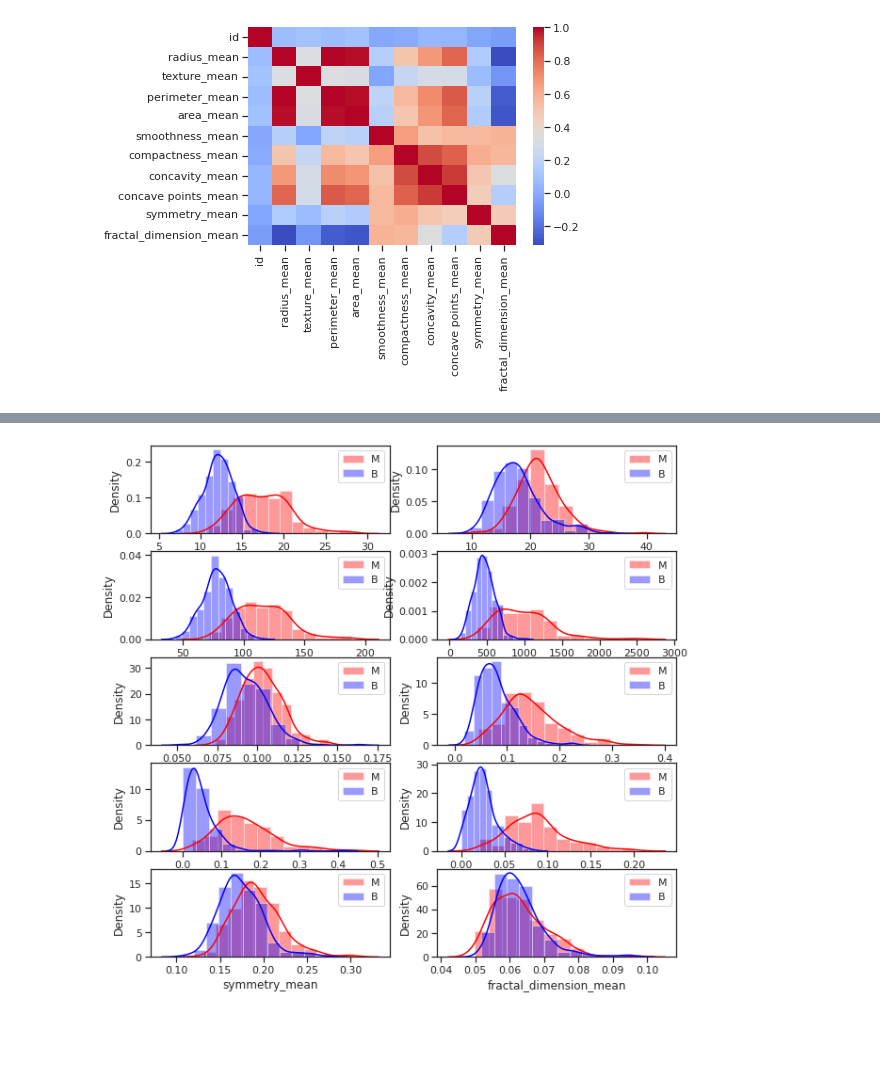
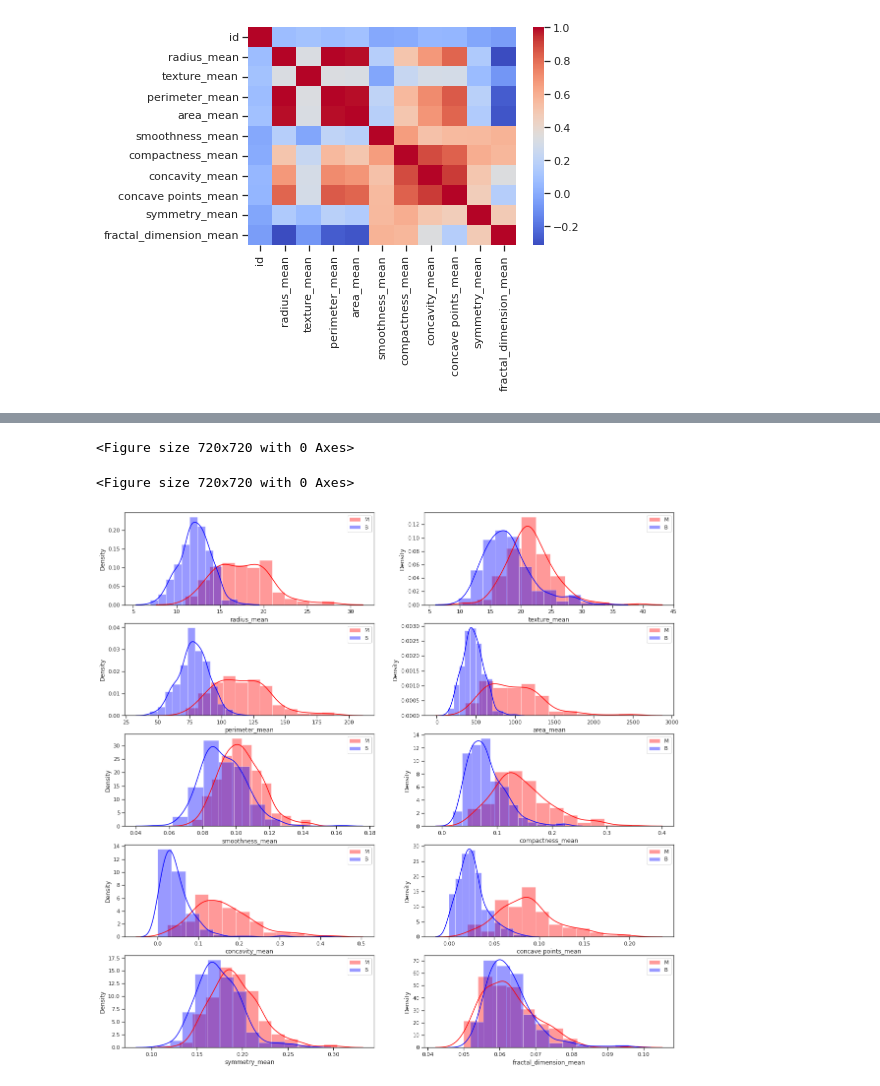
Before and after one commit to Vaishalisweety/python, a Jupyter notebook: Visualization_Types(29_08_22).ipynb, the cells around one changed output, grey strips where cells are left out. Saved outputs shown, nothing was run; the diff lists cells and outputs as text; code cells hidden in the pictures; blank space fills up the shorter version.

```diff
--- a/Visualization_Types(29_08_22).ipynb
+++ b/Visualization_Types(29_08_22).ipynb
@@ -214,16 +218,22 @@ plt.show()
+# %%
+bins = 12 # relative in nature
+plt.figure(figsize=(10,10))
+# %% [output]
+<Figure size 720x720 with 0 Axes>
+<Figure size 720x720 with 0 Axes>
 # %%
-inputs_small = data.loc[:,['radius_mean', 'perimeter_mean','area_mean', 'smoothness_mean', 'symmetry_mean','fractal_dimension_mean'] ]
-inputs = inputs.set_index('id')
-bins = 12 # relative in nature
-plt.figure(figsize=(10,10))
 # enumerate([a,b,c]) -> [(0,a),(1,b), (2,c)]
-for i, feature in enumerate(inputs.columns):
-  rows = 5
-  cols = 2
-  plt.subplot(rows,cols, i+1 )
-  sns.distplot(data[data['diagnosis']=='M'][feature], bins=bins, color='red', label='M')
-  sns.distplot(data[data['diagnosis']=='B'][feature], bins=bins, color='blue', label='B')
-  plt.legend(loc='upper right')
-plt.show()
+def distplt():
+  for i, feature in enumerate(inputs.columns):  # plotting for inputs -- 10 column without id..
+    rows = 5
+    cols = 2
+    plt.subplot(rows,cols, i+1 )
+    sns.distplot(data[data['diagnosis']=='M'][feature], bins=bins, color='red', label='M')
+    sns.distplot(data[data['diagnosis']=='B'][feature], bins=bins, color='blue', label='B')
+    plt.legend(loc='upper right')
-# %% [output]
-[figure, removed]
+# %%
+plt.figure(figsize=(20,20))
+distplt()
+plt.show()
+# %% [output]
+[figure, added]
```
Also changed, not shown: parts of 6 cells of this notebook.
